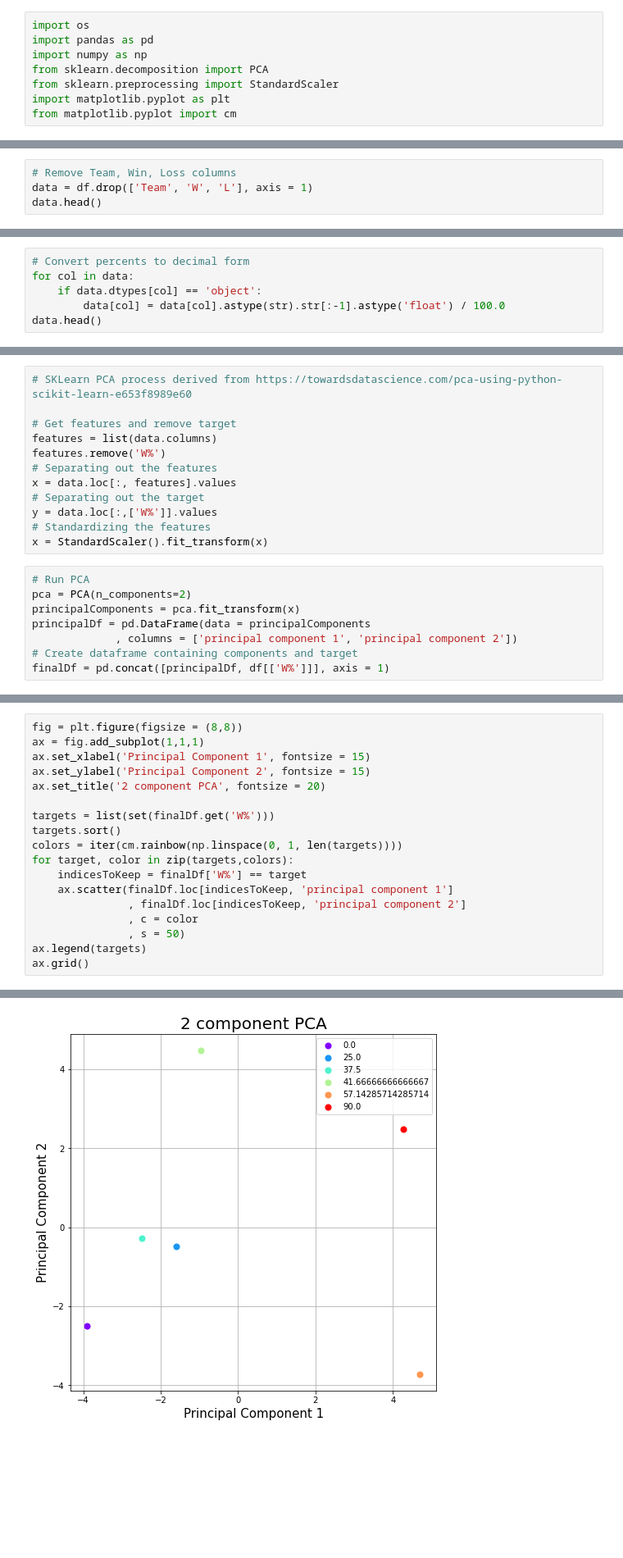
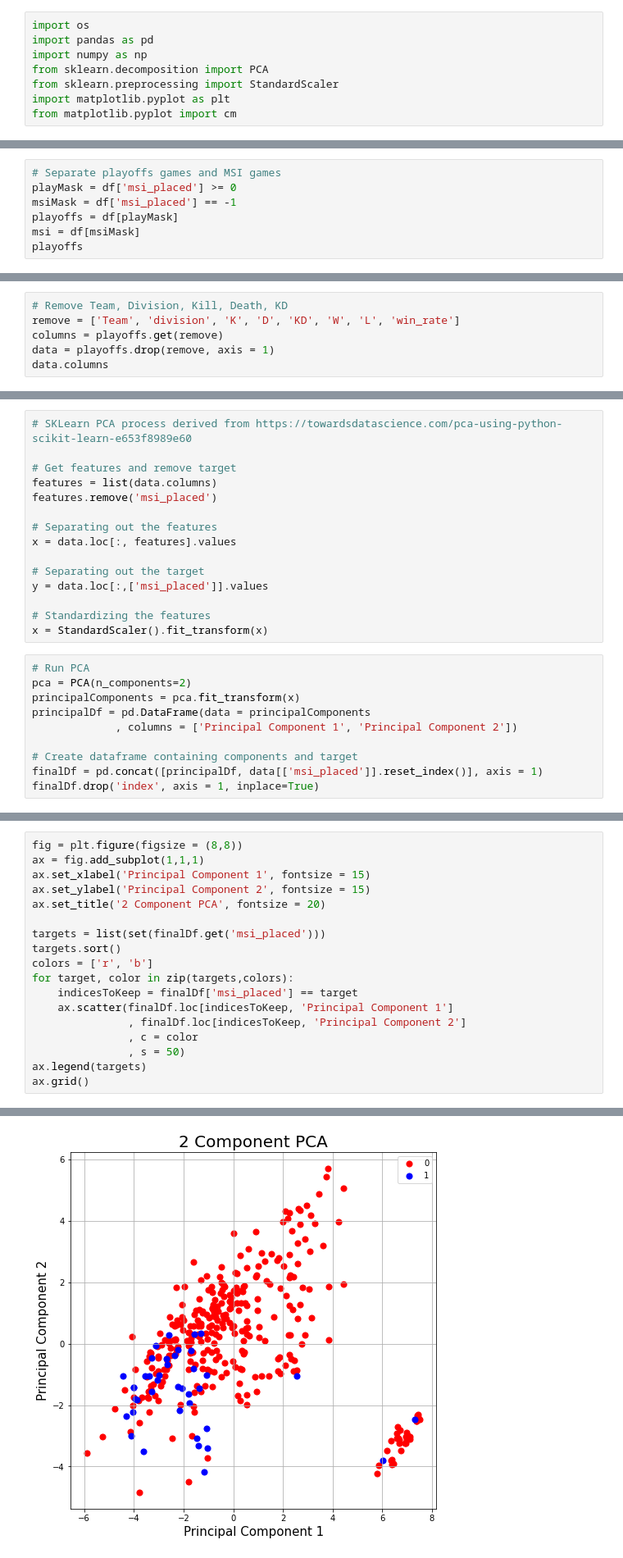
Before and after one commit to logperks/lol-msi-prediction-2022, a Jupyter notebook: PCA.ipynb, the cells around one changed output, grey strips where cells are left out. Shown at 82% size. Cells and saved outputs as stored; diff of their text form; blank space fills up the shorter version.

```diff
--- a/PCA.ipynb
+++ b/PCA.ipynb
@@ -25,5 +21,8 @@ df.head()
 # %%
-# Remove Team, Win, Loss columns
-data = df.drop(['Team', 'W', 'L'], axis = 1)
-data.head()
+# Separate playoffs games and MSI games
+playMask = df['msi_placed'] >= 0
+msiMask = df['msi_placed'] == -1
+playoffs = df[playMask]
+msi = df[msiMask]
+playoffs
 # %% [output]
@@ -37,7 +42,7 @@ data.head()
 # %%
-# Convert percents to decimal form
-for col in data:
-    if data.dtypes[col] == 'object':
-        data[col] = data[col].astype(str).str[:-1].astype('float') / 100.0
-data.head()
+# Remove Team, Division, Kill, Death, KD
+remove = ['Team', 'division', 'K', 'D', 'KD', 'W', 'L', 'win_rate']
+columns = playoffs.get(remove)
+data = playoffs.drop(remove, axis = 1)
+data.columns
 # %% [output]
@@ -53,11 +55,14 @@ data.head()
 
 # Get features and remove target
 features = list(data.columns)
-features.remove('W%')
+features.remove('msi_placed')
+
 # Separating out the features
 x = data.loc[:, features].values
+
 # Separating out the target
-y = data.loc[:,['W%']].values
+y = data.loc[:,['msi_placed']].values
+
 # Standardizing the features
 x = StandardScaler().fit_transform(x)
 # %%
@@ -65,9 +70,11 @@ x = StandardScaler().fit_transform(x)
 pca = PCA(n_components=2)
 principalComponents = pca.fit_transform(x)
 principalDf = pd.DataFrame(data = principalComponents
-             , columns = ['principal component 1', 'principal component 2'])
+             , columns = ['Principal Component 1', 'Principal Component 2'])
+
 # Create dataframe containing components and target
-finalDf = pd.concat([principalDf, df[['W%']]], axis = 1)
+finalDf = pd.concat([principalDf, data[['msi_placed']].reset_index()], axis = 1)
+finalDf.drop('index', axis = 1, inplace=True)
 # %%
 print('Explained variation per principal component: {}'.format(pca.explained_variance_ratio_))
 # %% [output]
@@ -81,15 +84,15 @@ fig = plt.figure(figsize = (8,8))
 ax = fig.add_subplot(1,1,1)
 ax.set_xlabel('Principal Component 1', fontsize = 15)
 ax.set_ylabel('Principal Component 2', fontsize = 15)
-ax.set_title('2 component PCA', fontsize = 20)
+ax.set_title('2 Component PCA', fontsize = 20)
 
-targets = list(set(finalDf.get('W%')))
+targets = list(set(finalDf.get('msi_placed')))
 targets.sort()
-colors = iter(cm.rainbow(np.linspace(0, 1, len(targets))))
+colors = ['r', 'b']
 for target, color in zip(targets,colors):
-    indicesToKeep = finalDf['W%'] == target
-    ax.scatter(finalDf.loc[indicesToKeep, 'principal component 1']
-               , finalDf.loc[indicesToKeep, 'principal component 2']
+    indicesToKeep = finalDf['msi_placed'] == target
+    ax.scatter(finalDf.loc[indicesToKeep, 'Principal Component 1']
+               , finalDf.loc[indicesToKeep, 'Principal Component 2']
                , c = color
                , s = 50)
 ax.legend(targets)
@@ -104 +101 @@ ax.grid()
-[figure, old version]
+[figure, new version]
```
Also changed, not shown: parts of 6 cells of this notebook, 3 other files.
